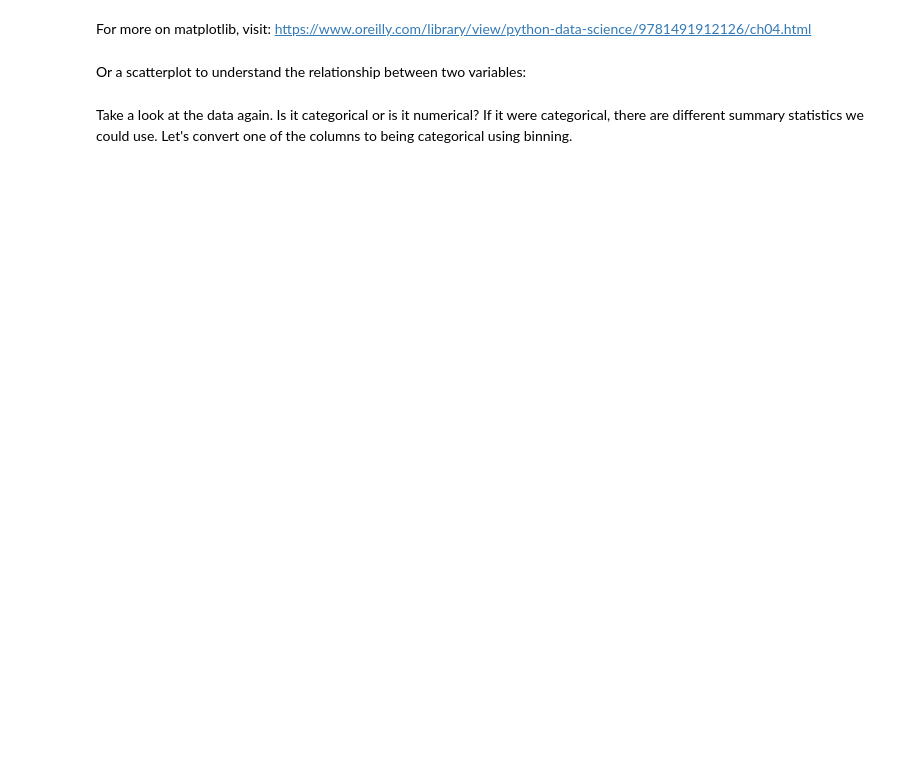
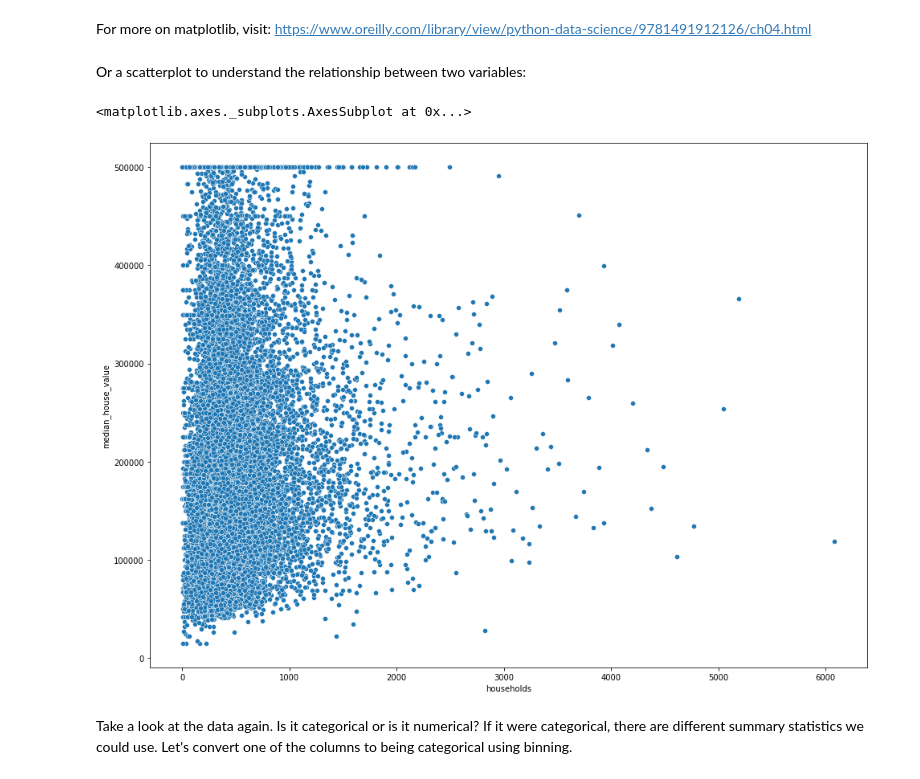
Before and after one commit to DCS-training/Data-Science-in-the-Wild, a Jupyter notebook: data_analysis_w_python.ipynb, the cells around one changed output. Saved outputs shown, nothing was run; the diff lists cells and outputs as text; code cells hidden in the pictures; blank space fills up the shorter version.

```diff
--- a/data_analysis_w_python.ipynb
+++ b/data_analysis_w_python.ipynb
@@ -10,4 +10,4 @@ import numpy as np
 # %% [markdown]
 First, we have to read in the data. If we have a csv, we can use the following function to read the data.
 # %%
-housing_data = pd.read_csv("sample_data/california_housing_train.csv")
+housing_data = pd.read_csv("sample_data/california_housing_train.csv", dtype={'longitude':float, 'population':int})
@@ -52,7 +141,10 @@ For more on matplotlib, visit: https://www.oreilly.com/library/view/python-data-
 Or a scatterplot to understand the relationship between two variables:
 # %%
 import seaborn as sns
-sns.scatterplot(x = 'total_bedrooms', y = 'median_house_value', data = housing_data)
+sns.scatterplot(x = 'households', y = 'median_house_value', data = housing_data)
+# %% [output]
+<matplotlib.axes._subplots.AxesSubplot at 0x...>
+[figure, added]
 # %% [markdown]
 Take a look at the data again. Is it categorical or is it numerical? If it were categorical, there are different summary statistics we could use. Let's convert one of the columns to being categorical using binning.
 # %%
```
Also changed, not shown: parts of 18 cells of this notebook.
